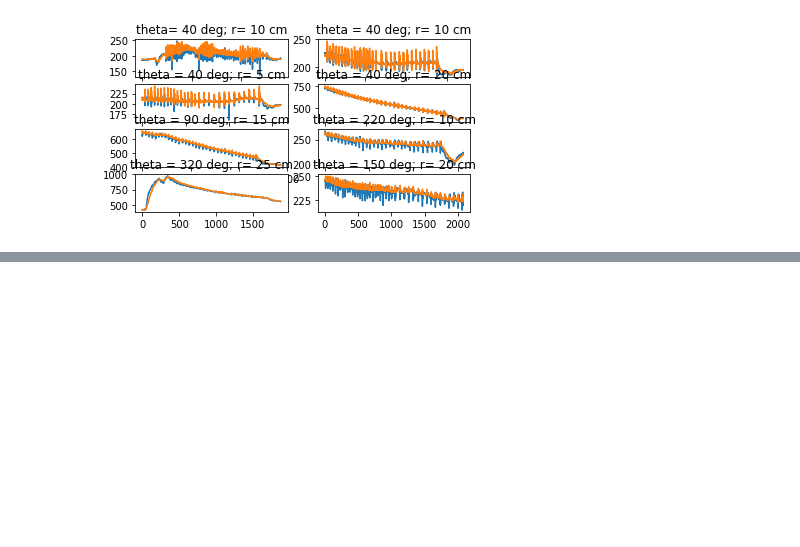
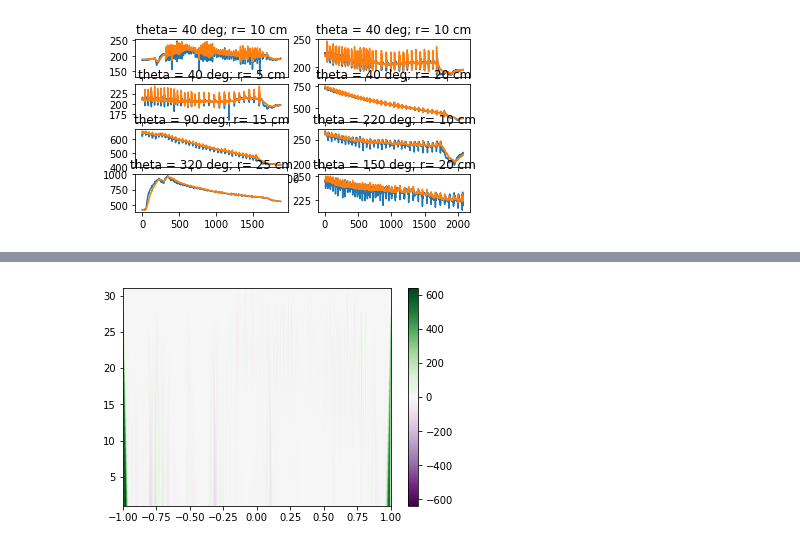
Before and after one commit to sarahaguasvivas/source_local_2.0, a Jupyter notebook: SourceLocal.ipynb, the cells around one changed output, grey strips where cells are left out. Saved outputs shown, nothing was run; the diff lists cells and outputs as text; code cells hidden in the pictures; blank space fills up the shorter version.

```diff
--- a/SourceLocal.ipynb
+++ b/SourceLocal.ipynb
@@ -86,0 +98,14 @@ plt.show()
+# %%
+#Nah, Wavelet decomposition in C p595 pdf731 Numerical Recipes in C
+from scipy import signal
+
+t= np.linspace(-1, 1, len(deg40point1[:, 0]), endpoint=False)
+widths = np.arange(1, 31)
+cwtmatr = signal.cwt(deg40point1[:, 0], signal.ricker, widths)
+plt.imshow(cwtmatr, extent=[-1, 1, 1, 31], cmap='PRGn', aspect='auto',
+            vmax=abs(cwtmatr).max(), vmin=-abs(cwtmatr).max())
+plt.colorbar()
+plt.title('Wavelet Decomposed Signal for ')
+plt.show()
+# %% [output]
+[figure, added]
```
Also changed, not shown: parts of 3 cells of this notebook.
